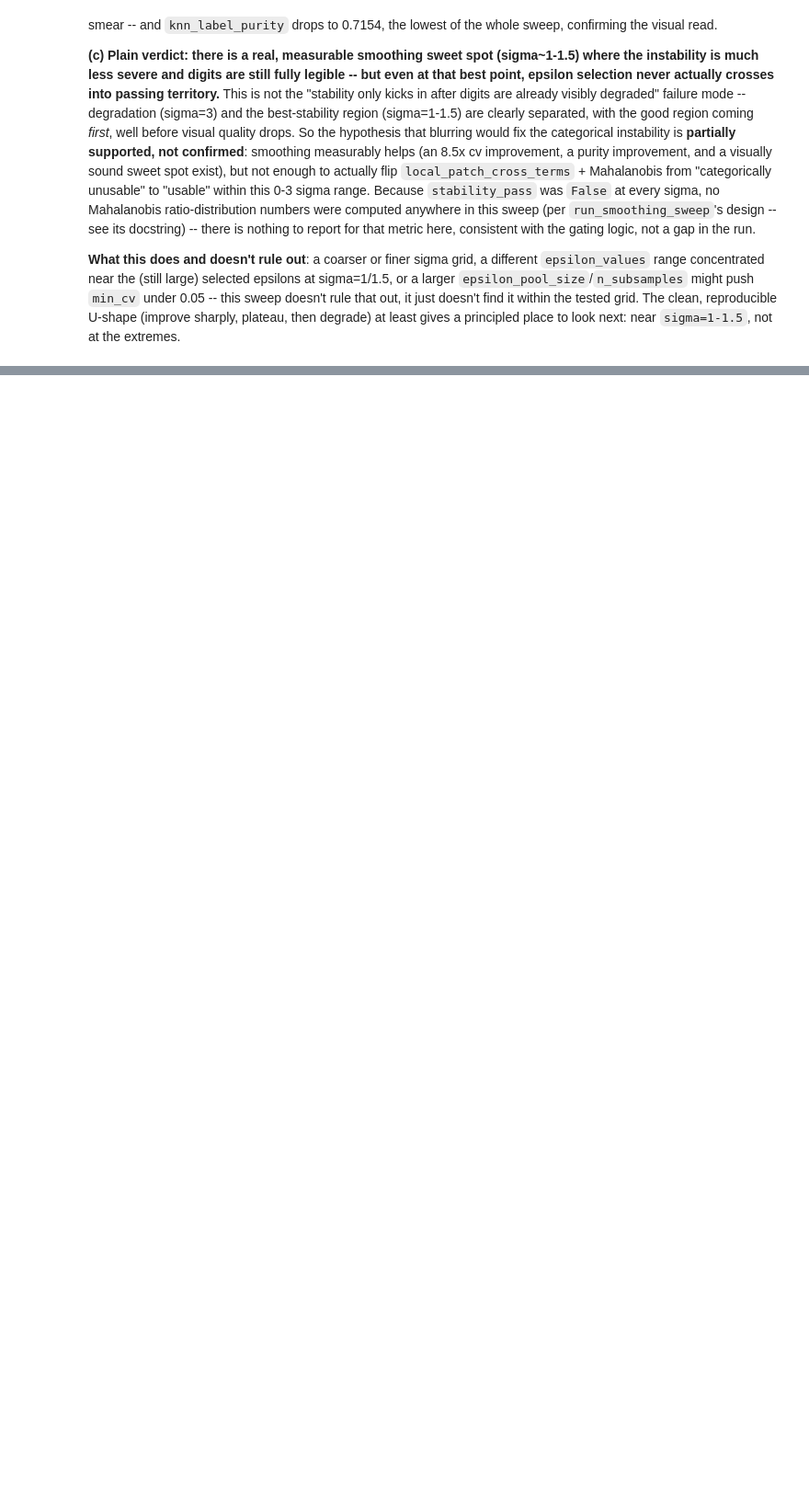
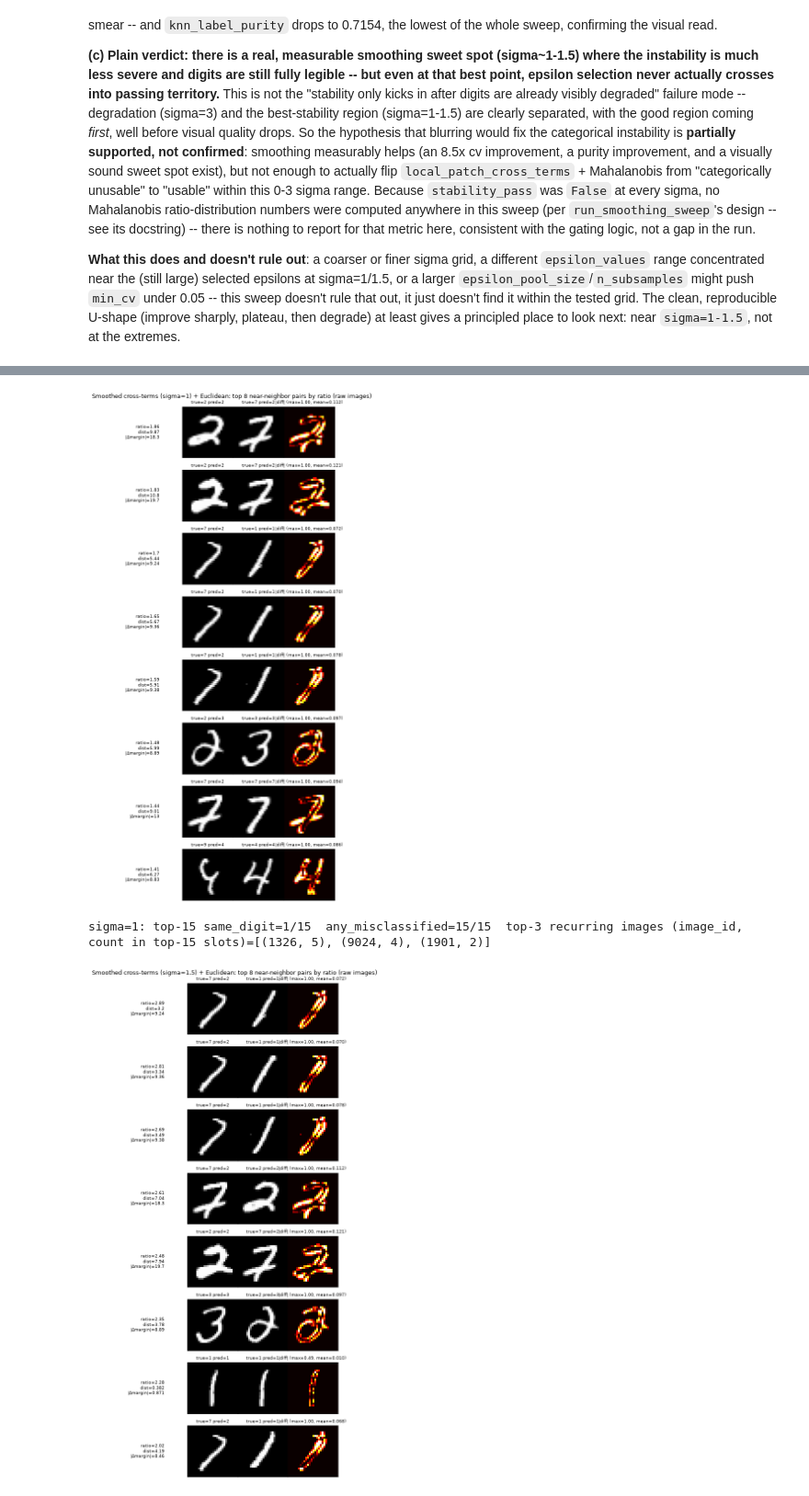
Before and after one commit to Kilobyte947/Datasig, a Jupyter notebook: mnist_lipschitz/notebook_smoothing.ipynb, the cells around one changed output, grey strips where cells are left out. Shown at 92% size. Drawn from its saved outputs; the diff is of its cells as text; code cells hidden in the pictures; blank space fills up the shorter version.

```diff
--- a/mnist_lipschitz/notebook_smoothing.ipynb
+++ b/mnist_lipschitz/notebook_smoothing.ipynb
@@ -206,0 +364,32 @@ extremes.
+# %%
+from mnist_lipschitz import plots
+from collections import Counter
+
+gallery_figs = {}
+for sigma_str in ["1", "1.5"]:
+    r = decomposition[sigma_str]
+    pairs_for_gallery = []
+    for p in r["top_pairs"][:8]:
+        i, j = p["local_i"], p["local_j"]
+        pairs_for_gallery.append({
+            "img1": r["x_subset"][i].numpy(), "img2": r["x_subset"][j].numpy(),
+            "true1": p["true1"], "pred1": p["pred1"], "true2": p["true2"], "pred2": p["pred2"],
+            "ratio": p["ratio"], "dist": p["dist"], "margin_diff": p["margin_diff"],
+        })
+    fig = plots.plot_pair_diagnostic_gallery(
+        pairs_for_gallery,
+        title=f"Smoothed cross-terms (sigma={sigma_str}) + Euclidean: top 8 near-neighbor pairs by ratio (raw images)",
+        save_path=RESULTS_DIR / f"smoothing_artifact_gallery_sigma{sigma_str}.png")
+    gallery_figs[sigma_str] = fig
+    display(fig)
+
+    globals_flat = [p["global_i"] for p in r["top_pairs"]] + [p["global_j"] for p in r["top_pairs"]]
+    top_hub_images = Counter(globals_flat).most_common(3)
+    n_same_digit = sum(p["true1"] == p["true2"] for p in r["top_pairs"])
+    n_misclassified = sum((p["pred1"] != p["true1"]) or (p["pred2"] != p["true2"]) for p in r["top_pairs"])
+    print(f"sigma={sigma_str}: top-15 same_digit={n_same_digit}/15  any_misclassified={n_misclassified}/15  "
+          f"top-3 recurring images (image_id, count in top-15 slots)={top_hub_images}")
+# %% [output]
+[figure, added]
+sigma=1: top-15 same_digit=1/15  any_misclassified=15/15  top-3 recurring images (image_id, count in top-15 slots)=[(1326, 5), (9024, 4), (1901, 2)]
+[figure, added]
```
Also changed, not shown: parts of 6 cells of this notebook, 3 other files.
